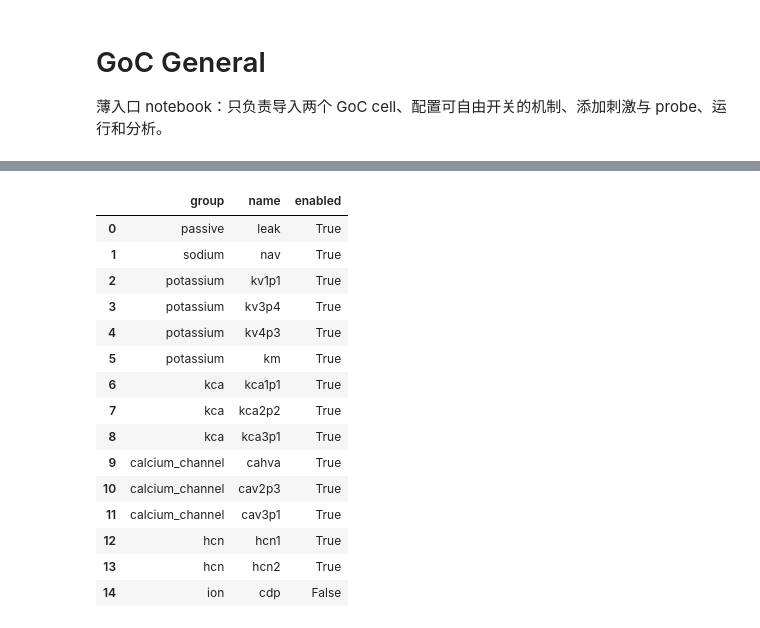
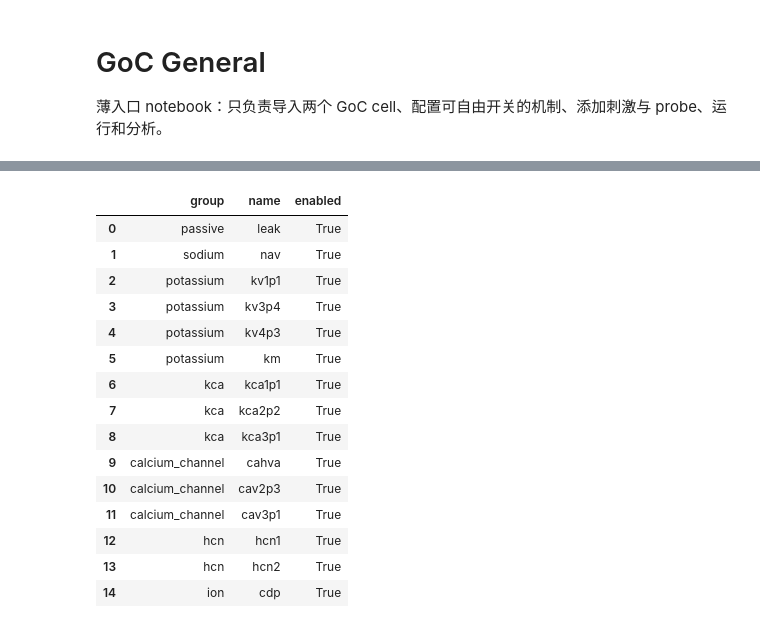
Before and after one commit to chaobrain/braincell, a Jupyter notebook: examples/neuron_compare/cell/goc_ma2020/debug/run_debug.ipynb, the cells around one changed output, grey strips where cells are left out. Saved outputs shown, nothing was run; the diff lists cells and outputs as text; code cells hidden in the pictures.

```diff
--- a/examples/neuron_compare/cell/goc_ma2020/debug/run_debug.ipynb
+++ b/examples/neuron_compare/cell/goc_ma2020/debug/run_debug.ipynb
@@ -73,7 +73,7 @@ kca3p1 = True
 
 # Calcium channels.
 cahva = True
-cav2p3 =  True
+cav2p3 = True
 cav3p1 = True
 
 # HCN channels.
@@ -81,7 +81,7 @@ hcn1 = True
 hcn2 = True
 
 # Calcium ion/pool. When False, calcium-dependent/channel tests use CalciumFixed if needed.
-cdp = False
+cdp = True
 
 manual_toggles = {
     "leak": leak,
@@ -129,7 +129,7 @@ dt_ms = 0.1
 duration_ms = 100.0
 delay_ms = 10.0
 stim_dur_ms = 80.0
-amp_nA = 1
+amp_nA = 0.2
 
 # Cav3.1 GHK-current debug. This freezes only GHK current-drive voltage, not gates.
 use_frozen_cav3p1 = True
@@ -151,34 +151,34 @@ display(pd.DataFrame(
         {"group": "potassium", "name": "kv3p4", "enabled": toggles.kv3p4},
         {"group": "potassium", "name": "kv4p3", "enabled": toggles.kv4p3},
         {"group": "potassium", "name": "km", "enabled": toggles.km},
         {"group": "kca", "name": "kca1p1", "enabled": toggles.kca1p1},
         {"group": "kca", "name": "kca2p2", "enabled": toggles.kca2p2},
         {"group": "kca", "name": "kca3p1", "enabled": toggles.kca3p1},
         {"group": "calcium_channel", "name": "cahva", "enabled": toggles.cahva},
         {"group": "calcium_channel", "name": "cav2p3", "enabled": toggles.cav2p3},
         {"group": "calcium_channel", "name": "cav3p1", "enabled": toggles.cav3p1},
         {"group": "hcn", "name": "hcn1", "enabled": toggles.hcn1},
         {"group": "hcn", "name": "hcn2", "enabled": toggles.hcn2},
         {"group": "ion", "name": "cdp", "enabled": toggles.cdp},
     ]
 ))
 # %% [output]
 |  | group | name | enabled |
 | 0 | passive | leak | True |
 | 1 | sodium | nav | True |
 | 2 | potassium | kv1p1 | True |
 | 3 | potassium | kv3p4 | True |
 | 4 | potassium | kv4p3 | True |
 | 5 | potassium | km | True |
 | 6 | kca | kca1p1 | True |
 | 7 | kca | kca2p2 | True |
 | 8 | kca | kca3p1 | True |
 | 9 | calcium_channel | cahva | True |
 | 10 | calcium_channel | cav2p3 | True |
 | 11 | calcium_channel | cav3p1 | True |
 | 12 | hcn | hcn1 | True |
 | 13 | hcn | hcn2 | True |
-| 14 | ion | cdp | False |
+| 14 | ion | cdp | True |
 # %%
 neuron_goc = NeuronGoC(
     DEFAULT_MORPH_PATH,
```
Also changed, not shown: parts of 7 cells of this notebook, 6 other files.
